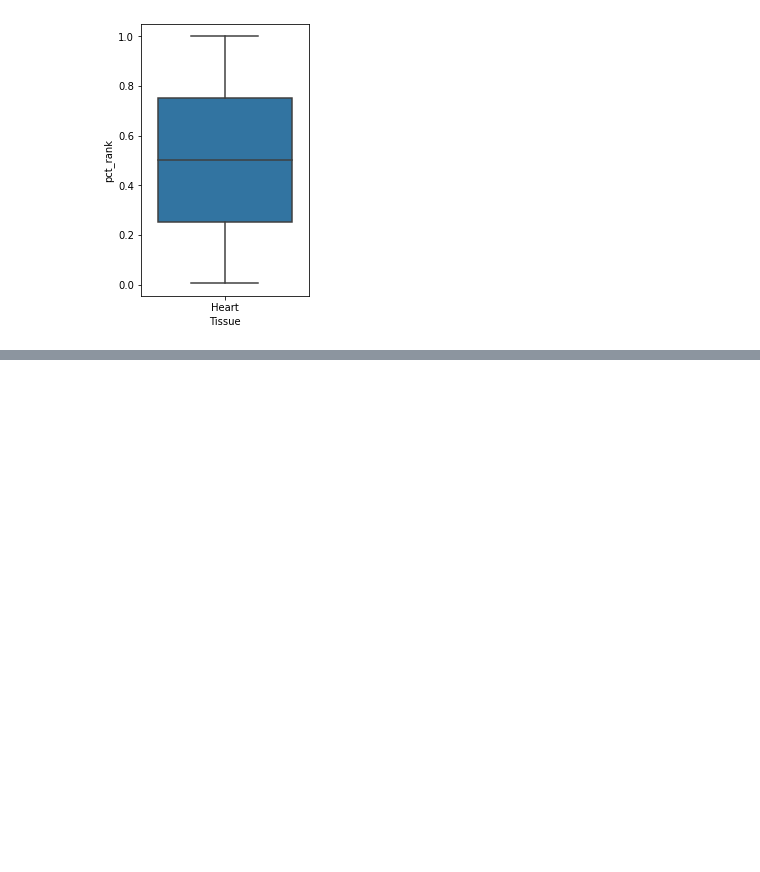
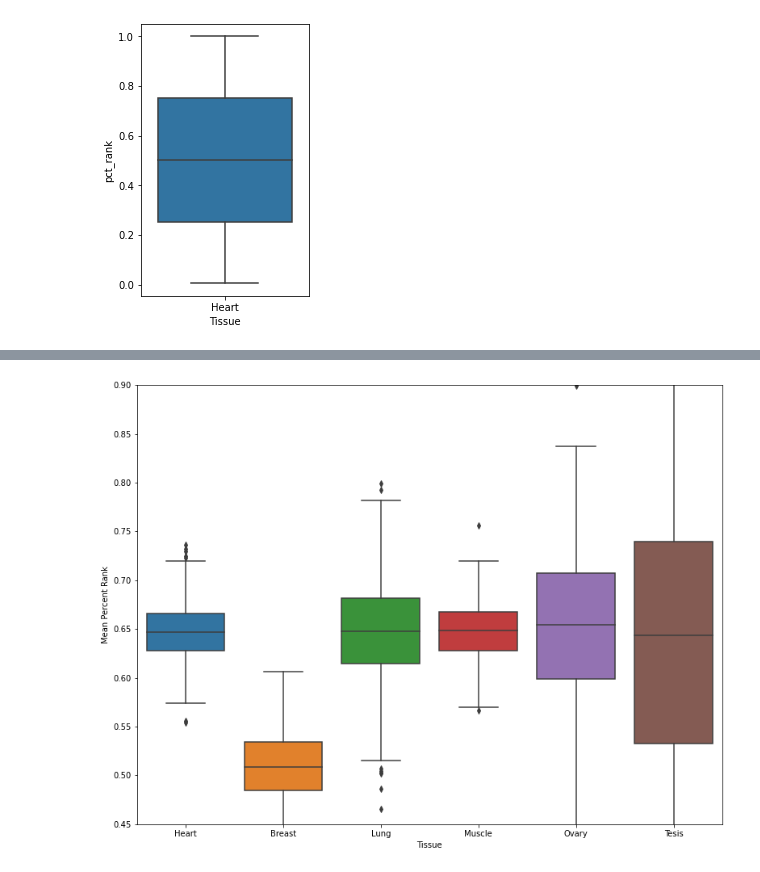
Before and after one commit to valtado1/compbio_sem_project, a Jupyter notebook: results/fig_3_mess_around.ipynb, the cells around one changed output, grey strips where cells are left out. Cells and saved outputs as stored; diff of their text form; code cells hidden in the pictures; blank space fills up the shorter version.

```diff
--- a/results/fig_3_mess_around.ipynb
+++ b/results/fig_3_mess_around.ipynb
@@ -257,0 +383,26 @@ sns.boxplot( x=new_try_heart_df["Tissue"], y=new_try_heart_df["pct_rank"] );
+# %%
+all_tissues_mpr_list = [all_mpr_heart, all_mpr_breast, all_mpr_lung, all_mpr_muscle, all_mpr_ovary, all_mpr_testis]
+# %%
+flat_list = []
+for sublist in all_tissues_mpr_list:
+    for item in sublist:
+        flat_list.append(item)
+# %%
+tissue_col = []
+for i in range(1000):
+    tissue_col.append("Heart")
+
+for i in range(1000):
+    tissue_col.append("Breast")
+
+for i in range(1000):
+    tissue_col.append("Lung")
+
+for i in range(1000):
+    tissue_col.append("Muscle")
+
+for i in range(1000):
+    tissue_col.append("Ovary")
+
+for i in range(1000):
+    tissue_col.append("Tesis")
@@ -257,0 +413,3 @@ sns.boxplot( x=new_try_heart_df["Tissue"], y=new_try_heart_df["pct_rank"] );
+# %%
+d = {"Tissue" : tissue_col, "Mean Percent Rank" : flat_list}
+all_tissues_mpr_df = pd.DataFrame(data=d)
@@ -257,0 +432,6 @@ sns.boxplot( x=new_try_heart_df["Tissue"], y=new_try_heart_df["pct_rank"] );
+# %%
+plt.figure(figsize=(13,10));
+sns.boxplot( x=all_tissues_mpr_df["Tissue"], y=all_tissues_mpr_df["Mean Percent Rank"] )
+plt.ylim(0.45, 0.9);
+# %% [output]
+[figure, added]
```
Also changed, not shown: parts of 15 cells of this notebook.
